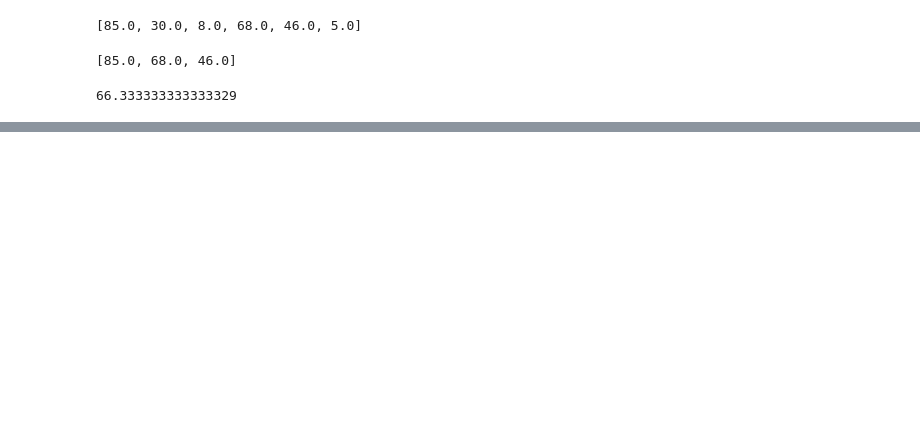
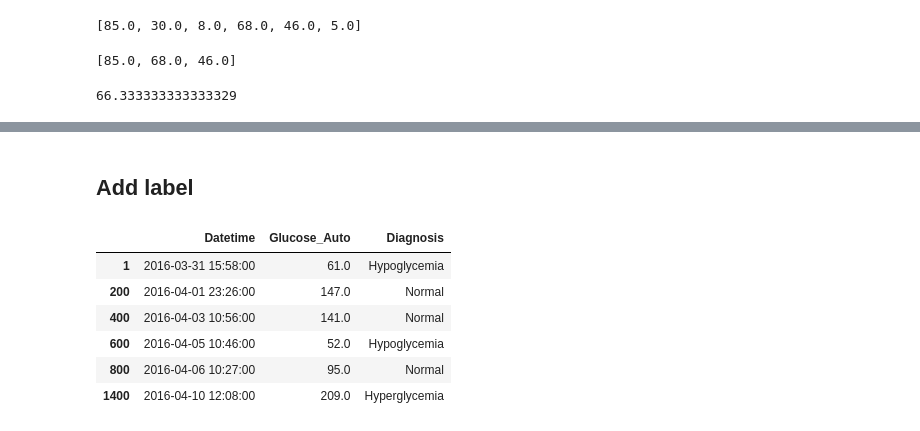
Before and after one commit to franloza/Glycemic-Patterns, a Jupyter notebook: notebooks/2.extending_dataset.ipynb, the cells around one changed output, grey strips where cells are left out. Cells and saved outputs as stored; diff of their text form; code cells hidden in the pictures; blank space fills up the shorter version.

```diff
--- a/notebooks/2.extending_dataset.ipynb
+++ b/notebooks/2.extending_dataset.ipynb
@@ -160,0 +190,25 @@ MAGE
+# %% [markdown]
+## Add label
+# %%
+def label_map(value):
+
+    hypoglycemia_threshold = 70
+    hyperglycemia_threshold = 180
+
+    if value < hypoglycemia_threshold:
+        return 'Hypoglycemia'
+    elif value > hyperglycemia_threshold:
+        return 'Hyperglycemia'
+    else:
+        return 'Normal'
+
+new_data.loc[:, "Diagnosis"] = new_data["Glucose_Auto"].apply(label_map)
+new_data [["Datetime", "Glucose_Auto", "Diagnosis"]].iloc[[1, 200, 400, 600, 800, 1400]]
+# %% [output]
+|  | Datetime | Glucose_Auto | Diagnosis |
+| 1 | 2016-03-31 15:58:00 | 61.0 | Hypoglycemia |
+| 200 | 2016-04-01 23:26:00 | 147.0 | Normal |
+| 400 | 2016-04-03 10:56:00 | 141.0 | Normal |
+| 600 | 2016-04-05 10:46:00 | 52.0 | Hypoglycemia |
+| 800 | 2016-04-06 10:27:00 | 95.0 | Normal |
+| 1400 | 2016-04-10 12:08:00 | 209.0 | Hyperglycemia |
```
Also changed, not shown: parts of 8 cells of this notebook, 3 other files.
